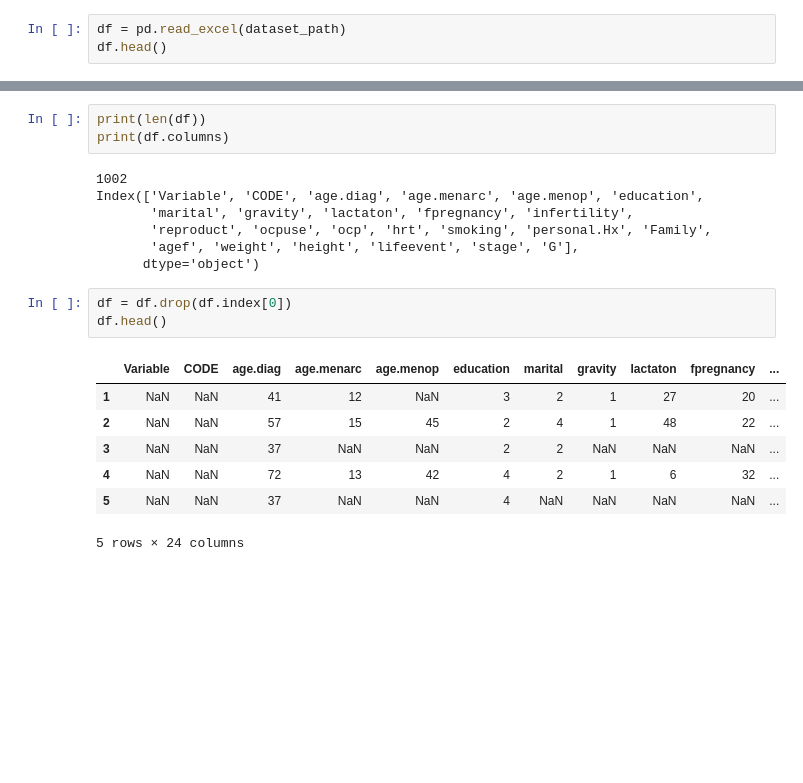
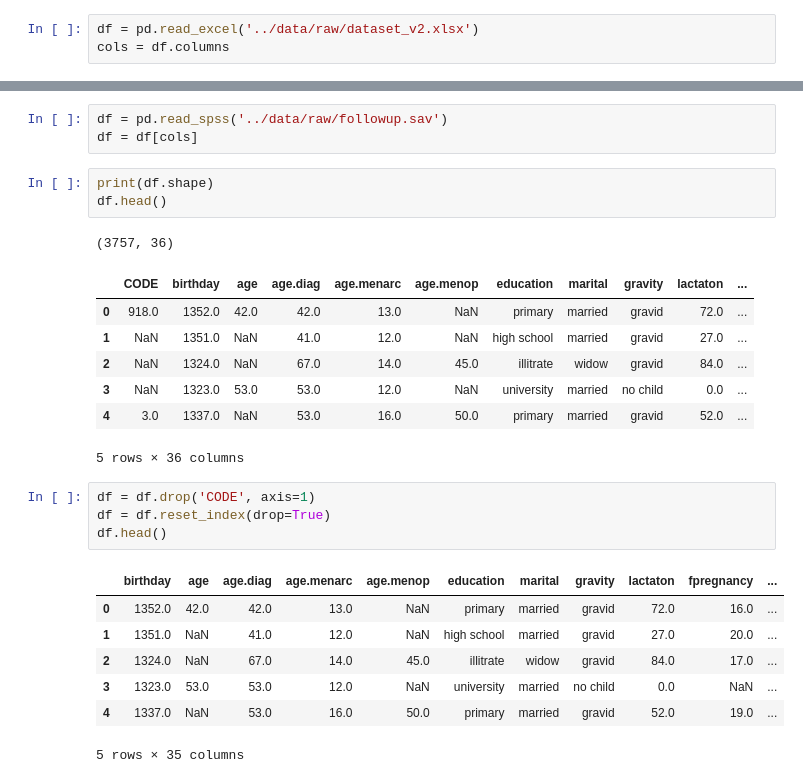
Before and after one commit to smb-h/breast-cancer-patterns-association-rule-mining, a Jupyter notebook: notebooks/preprocessing.ipynb, the cells around one changed output, grey strips where cells are left out. Drawn from its saved outputs; the diff is of its cells as text; blank space fills up the shorter version.

```diff
--- a/notebooks/preprocessing.ipynb
+++ b/notebooks/preprocessing.ipynb
@@ -9,3 +10,3 @@ dataset_path = "../data/raw/dataset.xlsx"
 # %%
-df = pd.read_excel(dataset_path)
-df.head()
+df = pd.read_excel('../data/raw/dataset_v2.xlsx')
+cols = df.columns
@@ -20,21 +13,27 @@ df.head()
+# %%
+df = pd.read_spss('../data/raw/followup.sav')
+df = df[cols]
 # %%
-print(len(df))
-print(df.columns)
+print(df.shape)
+df.head()
 # %% [output]
-1002
-Index(['Variable', 'CODE', 'age.diag', 'age.menarc', 'age.menop', 'education',
-       'marital', 'gravity', 'lactaton', 'fpregnancy', 'infertility',
-       'reproduct', 'ocpuse', 'ocp', 'hrt', 'smoking', 'personal.Hx', 'Family',
-       'agef', 'weight', 'height', 'lifeevent', 'stage', 'G'],
-      dtype='object')
+(3757, 36)
+|  | CODE | birthday | age | age.diag | age.menarc | age.menop | education | marital | gravity | lactaton | ... |
+| 0 | 918.0 | 1352.0 | 42.0 | 42.0 | 13.0 | NaN | primary | married | gravid | 72.0 | ... |
+| 1 | NaN | 1351.0 | NaN | 41.0 | 12.0 | NaN | high school | married | gravid | 27.0 | ... |
+| 2 | NaN | 1324.0 | NaN | 67.0 | 14.0 | 45.0 | illitrate | widow | gravid | 84.0 | ... |
+| 3 | NaN | 1323.0 | 53.0 | 53.0 | 12.0 | NaN | university | married | no child | 0.0 | ... |
+| 4 | 3.0 | 1337.0 | NaN | 53.0 | 16.0 | 50.0 | primary | married | gravid | 52.0 | ... |
+5 rows × 36 columns
 # %%
-df = df.drop(df.index[0])
+df = df.drop('CODE', axis=1)
+df = df.reset_index(drop=True)
 df.head()
 # %% [output]
-|  | Variable | CODE | age.diag | age.menarc | age.menop | education | marital | gravity | lactaton | fpregnancy | ... |
-| 1 | NaN | NaN | 41 | 12 | NaN | 3 | 2 | 1 | 27 | 20 | ... |
-| 2 | NaN | NaN | 57 | 15 | 45 | 2 | 4 | 1 | 48 | 22 | ... |
-| 3 | NaN | NaN | 37 | NaN | NaN | 2 | 2 | NaN | NaN | NaN | ... |
-| 4 | NaN | NaN | 72 | 13 | 42 | 4 | 2 | 1 | 6 | 32 | ... |
-| 5 | NaN | NaN | 37 | NaN | NaN | 4 | NaN | NaN | NaN | NaN | ... |
+|  | birthday | age | age.diag | age.menarc | age.menop | education | marital | gravity | lactaton | fpregnancy | ... |
+| 0 | 1352.0 | 42.0 | 42.0 | 13.0 | NaN | primary | married | gravid | 72.0 | 16.0 | ... |
+| 1 | 1351.0 | NaN | 41.0 | 12.0 | NaN | high school | married | gravid | 27.0 | 20.0 | ... |
+| 2 | 1324.0 | NaN | 67.0 | 14.0 | 45.0 | illitrate | widow | gravid | 84.0 | 17.0 | ... |
+| 3 | 1323.0 | 53.0 | 53.0 | 12.0 | NaN | university | married | no child | 0.0 | NaN | ... |
+| 4 | 1337.0 | NaN | 53.0 | 16.0 | 50.0 | primary | married | gravid | 52.0 | 19.0 | ... |
-5 rows × 24 columns
+5 rows × 35 columns
```
Also changed, not shown: parts of 334 cells of this notebook, 3 other files.
